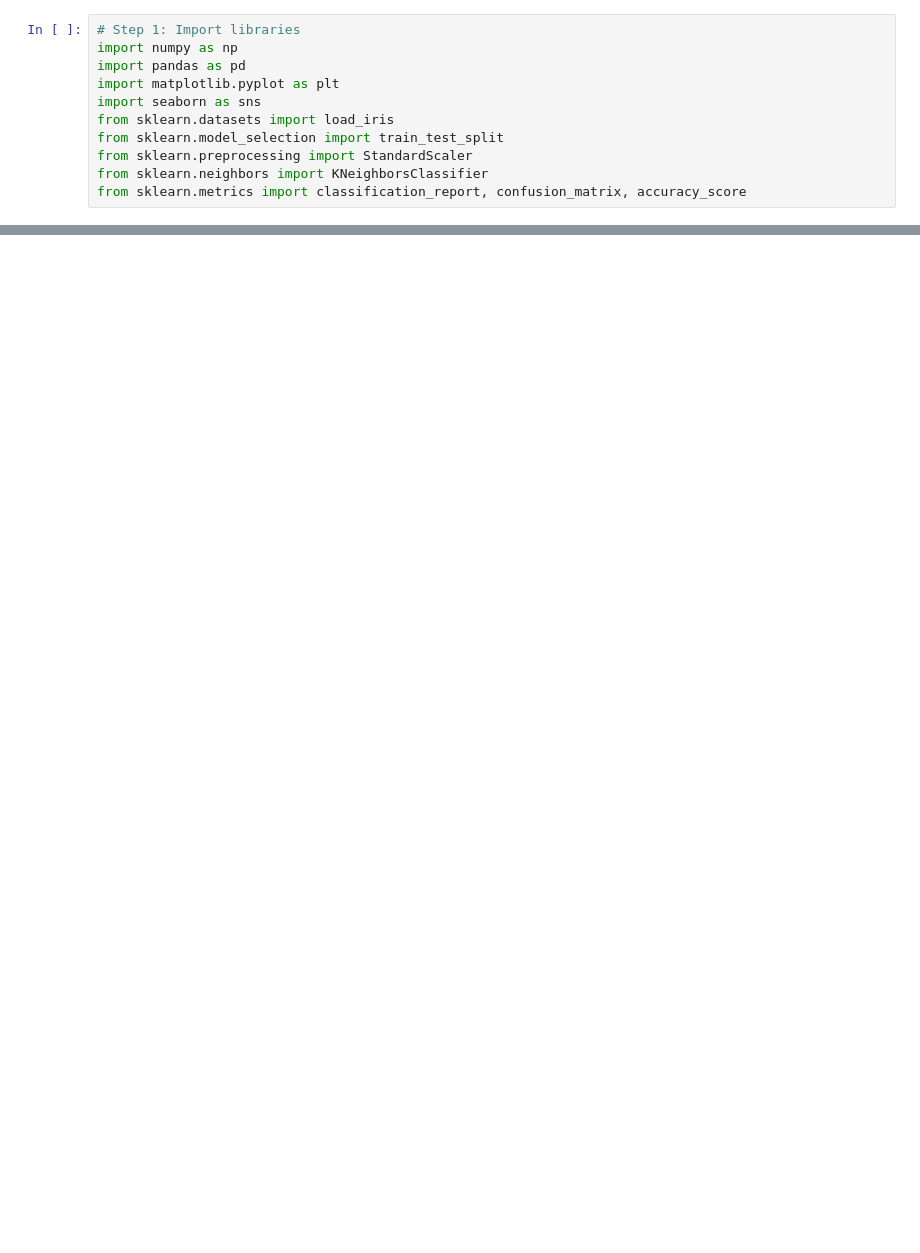
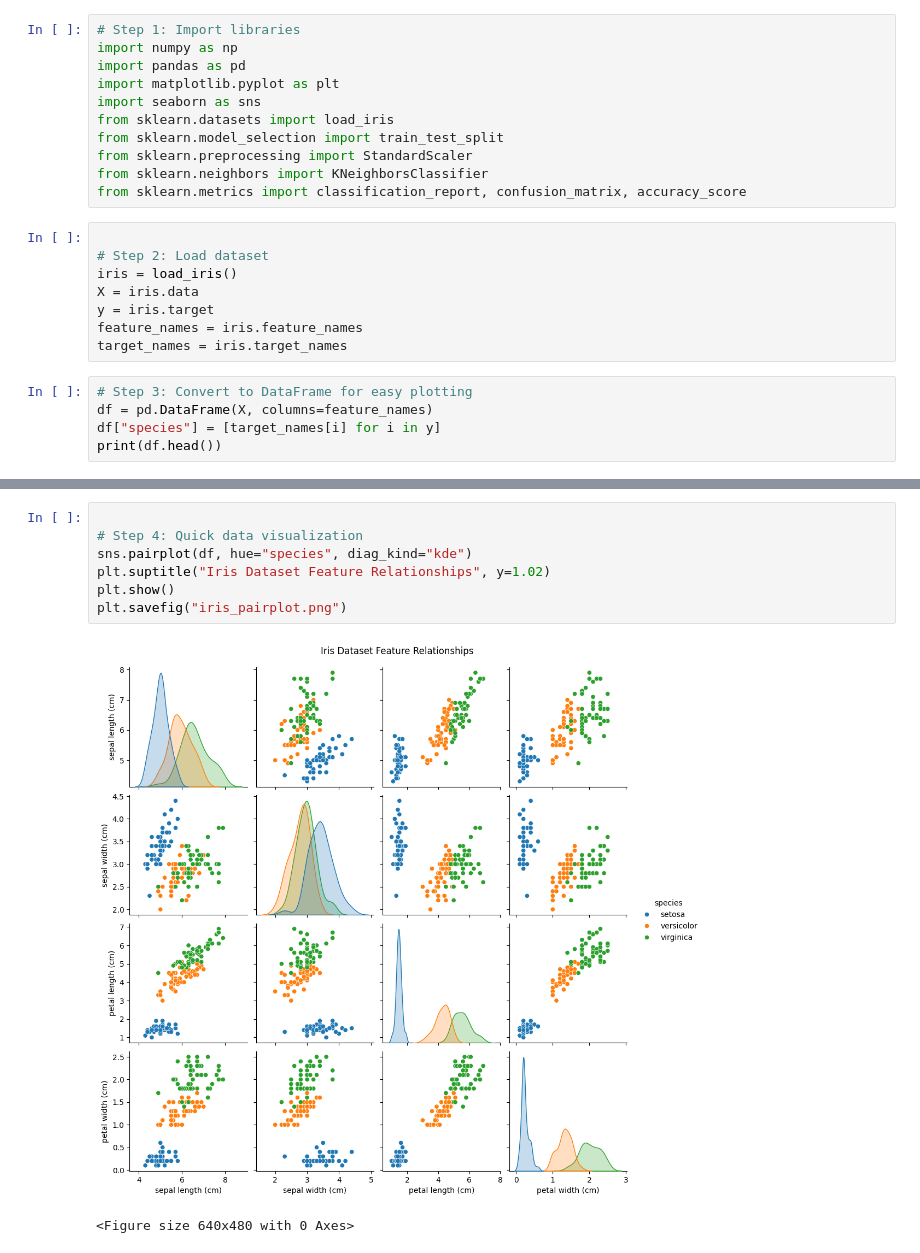
Before and after one commit to DannyCui-2016/Machine-Learning-Approach-Session, a Jupyter notebook: section 18/project practice - 1.1.ipynb, the cells around one changed output, grey strips where cells are left out. Saved outputs shown, nothing was run; the diff lists cells and outputs as text; blank space fills up the shorter version.

```diff
--- a/section 18/project practice - 1.1.ipynb
+++ b/section 18/project practice - 1.1.ipynb
@@ -9,3 +9,16 @@ from sklearn.model_selection import train_test_split
 from sklearn.preprocessing import StandardScaler
 from sklearn.neighbors import KNeighborsClassifier
 from sklearn.metrics import classification_report, confusion_matrix, accuracy_score
+# %%
+
+# Step 2: Load dataset
+iris = load_iris()
+X = iris.data
+y = iris.target
+feature_names = iris.feature_names
+target_names = iris.target_names
+# %%
+# Step 3: Convert to DataFrame for easy plotting
+df = pd.DataFrame(X, columns=feature_names)
+df["species"] = [target_names[i] for i in y]
+print(df.head())
@@ -11,0 +39,10 @@ from sklearn.metrics import classification_report, confusion_matrix, accuracy_sc
+# %%
+
+# Step 4: Quick data visualization
+sns.pairplot(df, hue="species", diag_kind="kde")
+plt.suptitle("Iris Dataset Feature Relationships", y=1.02)
+plt.show()
+plt.savefig("iris_pairplot.png")
+# %% [output]
+[figure, added]
+<Figure size 640x480 with 0 Axes>
```
Also changed, not shown: parts of 7 cells of this notebook.
